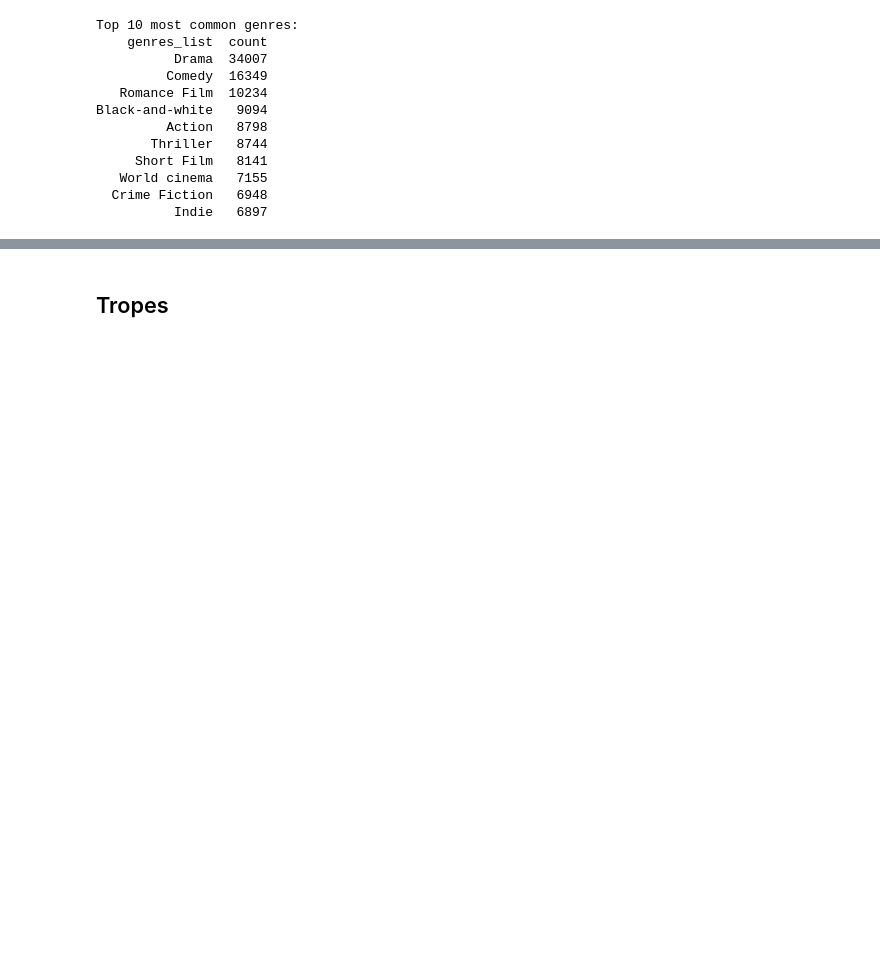
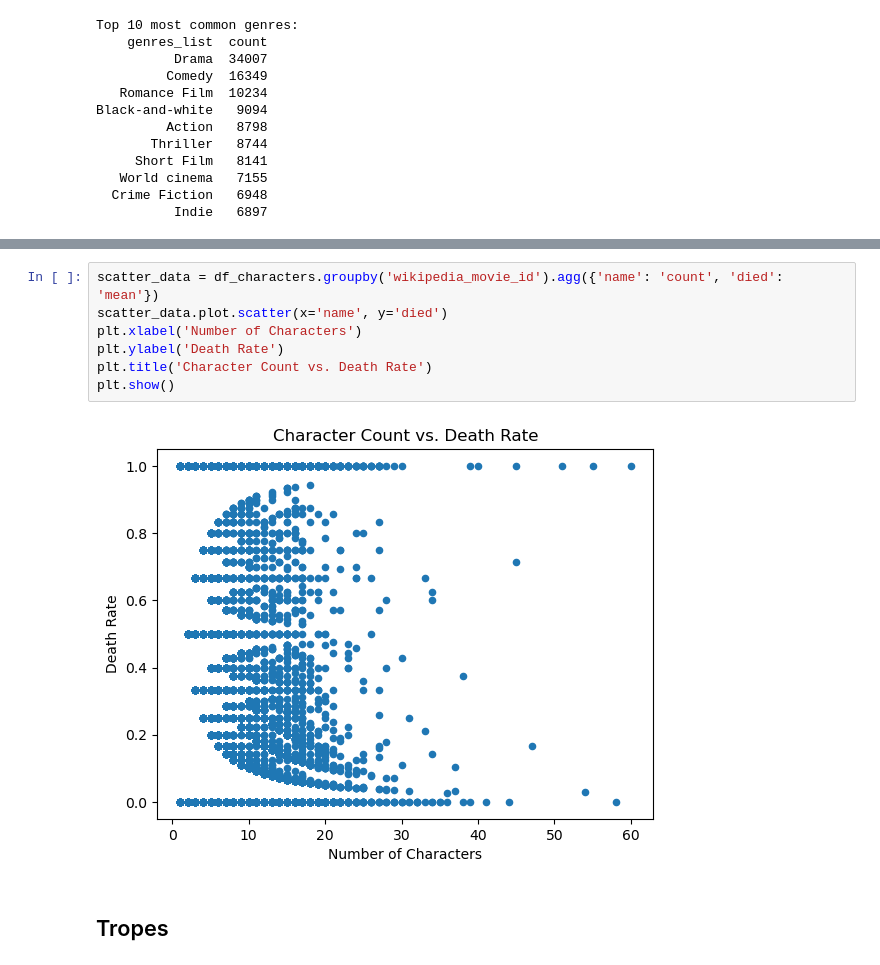
Before and after one commit to epfl-ada/ada-2024-project-nhsvd, a Jupyter notebook: datastory/part5-final-analysis.ipynb, the cells around one changed output, grey strips where cells are left out. Drawn from its saved outputs; the diff is of its cells as text; blank space fills up the shorter version.

```diff
--- a/notebooks/death_rate_analysis.ipynb
+++ b/datastory/part5-final-analysis.ipynb
@@ -87,3 +110,12 @@ Black-and-white   9094
+# %%
+scatter_data = df_characters.groupby('wikipedia_movie_id').agg({'name': 'count', 'died': 'mean'})
+scatter_data.plot.scatter(x='name', y='died')
+plt.xlabel('Number of Characters')
+plt.ylabel('Death Rate')
+plt.title('Character Count vs. Death Rate')
+plt.show()
+# %% [output]
+[figure, added]
 # %% [markdown]
 ## Tropes
 # %%
```
Also changed, not shown: parts of 5 cells of this notebook, 3 other files.
